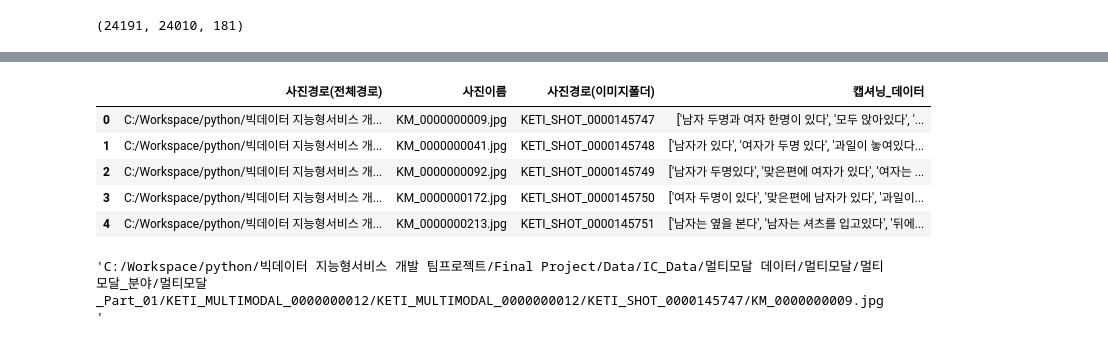
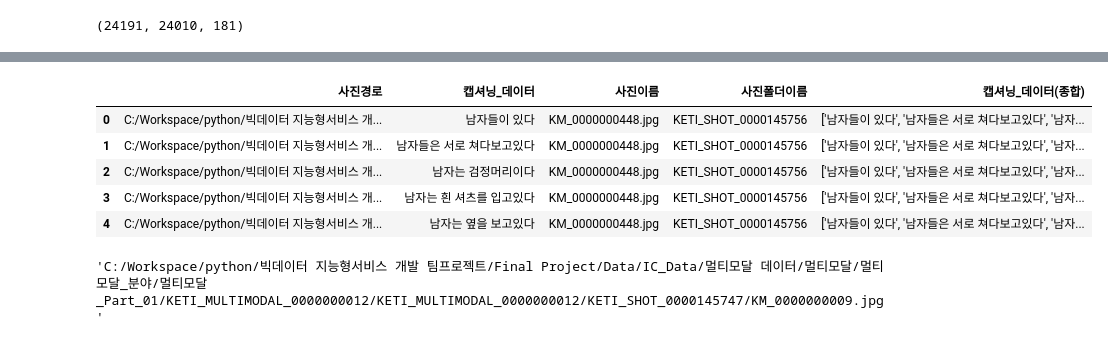
Before and after one commit to Bigdata92/Multicampus-Final_PleaseTell-, a Jupyter notebook: Image_Captioning/멀티모달 데이터 전처리01.ipynb, the cells around one changed output, grey strips where cells are left out. Saved outputs shown, nothing was run; the diff lists cells and outputs as text; code cells hidden in the pictures.

```diff
--- a/Image_Captioning/멀티모달 데이터 전처리01.ipynb
+++ b/Image_Captioning/멀티모달 데이터 전처리01.ipynb
@@ -187,7 +189,25 @@ len(list1), len(list1)
 # %%
 df_ch = df[df['캡셔닝_데이터'] != 0].copy()
 df_ch.reset_index(drop = True, inplace = True)
+df_ch.columns = ['사진경로', '사진이름', '사진폴더이름', '캡셔닝_데이터(종합)']
 # %%
 len(df), len(df_ch), (len(df) - len(df_ch))
 # %% [output]
 (24191, 24010, 181)
+# %%
+# 방법2 : 추출할때 해당하는 이미지만 따로 추출하여 리스트로 변환후 df통합
+print(len(caption_list), len(image_name_list))
+n = 0
+for i in range(len(caption_list)):
+    for k in range(len(caption_list[i])):
+        n += 1
+
+df_ch_an = pd.DataFrame({'사진경로' : [0 for _ in range(n)], '캡셔닝_데이터' : [0 for _ in range(n)]})
+
+n = 0
+for i in range(len(image_name_list)):
+    for k in range(len(caption_list[i])):
+        df_ch_an['사진경로'][n] = image_name_list[i]
+        df_ch_an['캡셔닝_데이터'][n] = caption_list[i][k]
+        n += 1
+df_ch_an
@@ -193,0 +237,3 @@ len(df), len(df_ch), (len(df) - len(df_ch))
+# %%
+df_ch_an = pd.merge(df_ch_an, df_ch, left_on='사진경로', right_on='사진경로', how='left')
+df_ch_an.head()
@@ -201,0 +255,5 @@ Image.open(df_ch['사진경로(전체경로)'][n])
+# %%
+# 캡셔닝 데이터가 없는 데이터 추가제거 - 146개
+df_ch_an1 = df_ch_an[df_ch_an['캡셔닝_데이터'] != ''].copy()
+df_ch_an1.reset_index(drop = True, inplace = True)
+df_ch_an1
@@ -202,13 +274,13 @@ Image.open(df_ch['사진경로(전체경로)'][n])
 # %%
-df_ch.to_csv('C:/Workspace/python/빅데이터 지능형서비스 개발 팀프로젝트/Final Project/Data/IC_Data/멀티모달_데이터정리(작성중2).csv', index = False)
-df_ch = pd.read_csv('C:/Workspace/python/빅데이터 지능형서비스 개발 팀프로젝트/Final Project/Data/IC_Data/멀티모달_데이터정리(작성중2).csv')
-df_ch.head()
+df_ch_an1.to_csv('C:/Workspace/python/빅데이터 지능형서비스 개발 팀프로젝트/Final Project/Data/IC_Data/멀티모달_데이터정리(작성중2).csv', index = False)
+df_ch_an1 = pd.read_csv('C:/Workspace/python/빅데이터 지능형서비스 개발 팀프로젝트/Final Project/Data/IC_Data/멀티모달_데이터정리(작성중2).csv')
+df_ch_an1.head()
 # %% [output]
-|  | 사진경로(전체경로) | 사진이름 | 사진경로(이미지폴더) | 캡셔닝_데이터 |
-| 0 | C:/Workspace/python/빅데이터 지능형서비스 개... | KM_0000000009.jpg | KETI_SHOT_0000145747 | ['남자 두명과 여자 한명이 있다', '모두 앉아있다', '... |
-| 1 | C:/Workspace/python/빅데이터 지능형서비스 개... | KM_0000000041.jpg | KETI_SHOT_0000145748 | ['남자가 있다', '여자가 두명 있다', '과일이 놓여있다... |
-| 2 | C:/Workspace/python/빅데이터 지능형서비스 개... | KM_0000000092.jpg | KETI_SHOT_0000145749 | ['남자가 두명있다', '맞은편에 여자가 있다', '여자는 ... |
-| 3 | C:/Workspace/python/빅데이터 지능형서비스 개... | KM_0000000172.jpg | KETI_SHOT_0000145750 | ['여자 두명이 있다', '맞은편에 남자가 있다', '과일이... |
-| 4 | C:/Workspace/python/빅데이터 지능형서비스 개... | KM_0000000213.jpg | KETI_SHOT_0000145751 | ['남자는 옆을 본다', '남자는 셔츠를 입고있다', '뒤에... |
+|  | 사진경로 | 캡셔닝_데이터 | 사진이름 | 사진폴더이름 | 캡셔닝_데이터(종합) |
+| 0 | C:/Workspace/python/빅데이터 지능형서비스 개... | 남자들이 있다 | KM_0000000448.jpg | KETI_SHOT_0000145756 | ['남자들이 있다', '남자들은 서로 쳐다보고있다', '남자... |
+| 1 | C:/Workspace/python/빅데이터 지능형서비스 개... | 남자들은 서로 쳐다보고있다 | KM_0000000448.jpg | KETI_SHOT_0000145756 | ['남자들이 있다', '남자들은 서로 쳐다보고있다', '남자... |
+| 2 | C:/Workspace/python/빅데이터 지능형서비스 개... | 남자는 검정머리이다 | KM_0000000448.jpg | KETI_SHOT_0000145756 | ['남자들이 있다', '남자들은 서로 쳐다보고있다', '남자... |
+| 3 | C:/Workspace/python/빅데이터 지능형서비스 개... | 남자는 흰 셔츠를 입고있다 | KM_0000000448.jpg | KETI_SHOT_0000145756 | ['남자들이 있다', '남자들은 서로 쳐다보고있다', '남자... |
+| 4 | C:/Workspace/python/빅데이터 지능형서비스 개... | 남자는 옆을 보고있다 | KM_0000000448.jpg | KETI_SHOT_0000145756 | ['남자들이 있다', '남자들은 서로 쳐다보고있다', '남자... |
 # %%
 check_point = 'Part_01' # Part_01 ~ 11까지 구분(기존 파일 폴더명)
```
Also changed, not shown: parts of 23 cells of this notebook.
